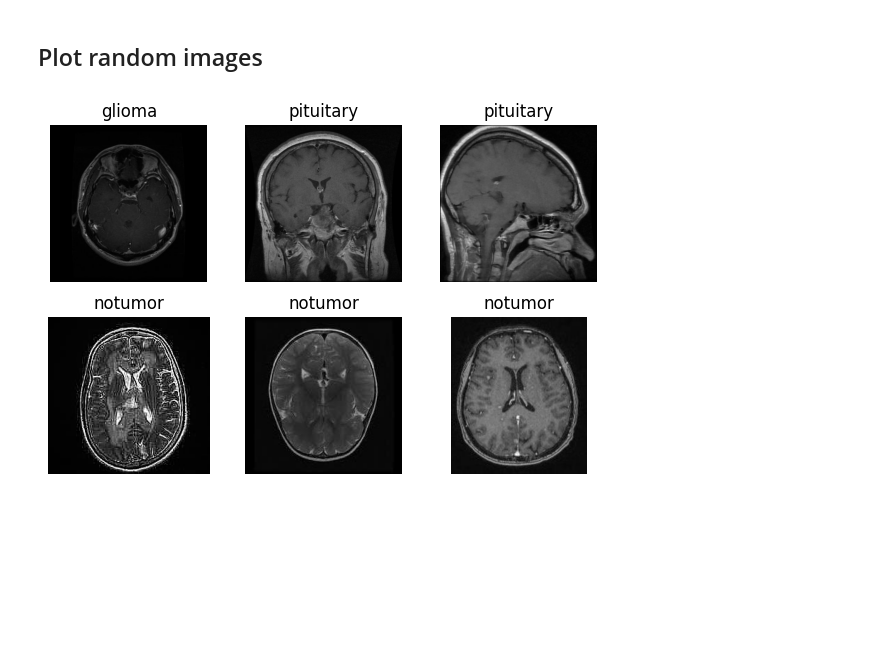
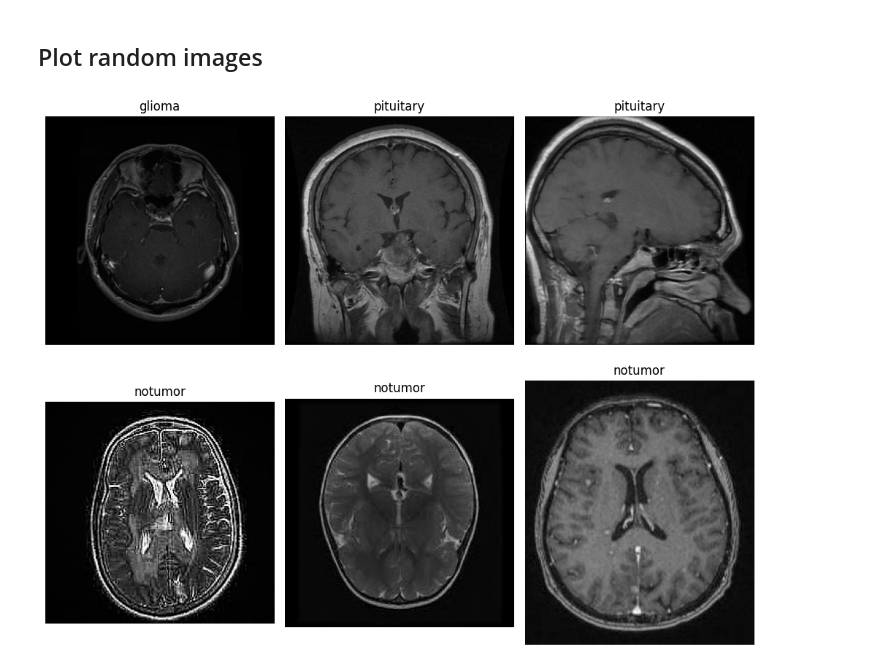
Before and after one commit to aviram421/mri-tumor-classification, a Jupyter notebook: mri-tumor-classification - EDA.ipynb, the cells around one changed output. Cells and saved outputs as stored; diff of their text form; code cells hidden in the pictures; blank space fills up the shorter version.

```diff
--- a/mri-tumor-classification - EDA.ipynb
+++ b/mri-tumor-classification - EDA.ipynb
@@ -124,15 +124,15 @@ dtype: uint8
 # %% [markdown]
 ## Plot random images
 # %%
-plt.figure(figsize=(6, 4))
+plt.figure(figsize=(10, 8))
 for i, path in enumerate(random_train_img):
     rand_img = cv2.imread(path)
     plt.subplot(2, 3, i+1)
-    plt.imshow(cv2.cvtColor(rand_img, cv2.COLOR_BGR2RGB))
+    plt.imshow(rand_img)
     plt.title(path.parent.name)
     plt.axis('off')
 
 plt.tight_layout()
 plt.show()
 # %% [output]
-[figure, old version]
+[figure, new version]
```
